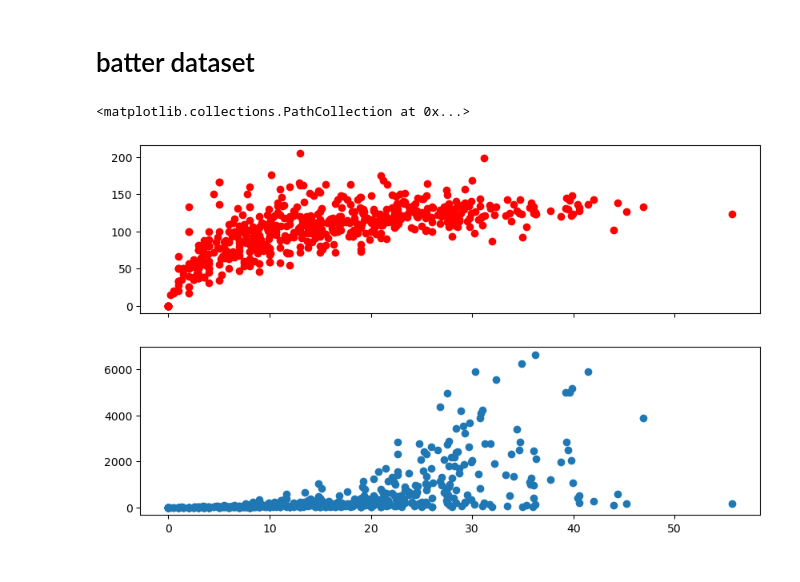
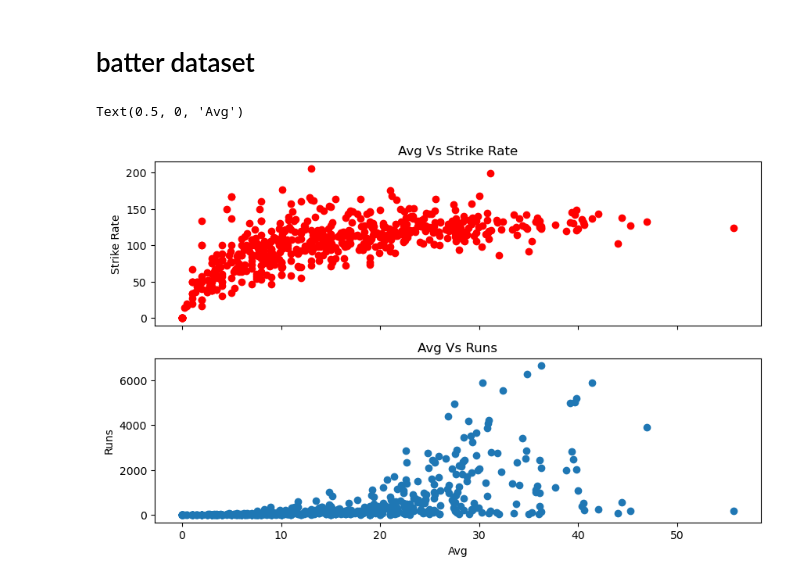
Before and after one commit to rakeshtunasahu/All-about-Python-basic-OOPs-libraries-, a Jupyter notebook: Advanced_matplotlib/Subplots_matplotlib.ipynb, the cells around one changed output. Cells and saved outputs as stored; diff of their text form; code cells hidden in the pictures.

```diff
--- a/Advanced_matplotlib/Subplots_matplotlib.ipynb
+++ b/Advanced_matplotlib/Subplots_matplotlib.ipynb
@@ -41,16 +41,16 @@ fig.show()
 # %%
 fig, ax = plt.subplots(nrows=2,ncols=1,sharex=True,figsize=(10,6))
 
 ax[0].scatter(batters['avg'],batters['strike_rate'],color='red')
 ax[1].scatter(batters['avg'],batters['runs'])
 
-# ax[0].set_title('Avg Vs Strike Rate')
-# ax[0].set_ylabel('Strike Rate')
+ax[0].set_title('Avg Vs Strike Rate')
+ax[0].set_ylabel('Strike Rate')
 
 
-# ax[1].set_title('Avg Vs Runs')
-# ax[1].set_ylabel('Runs')
-# ax[1].set_xlabel('Avg')
+ax[1].set_title('Avg Vs Runs')
+ax[1].set_ylabel('Runs')
+ax[1].set_xlabel('Avg')
 # %% [output]
-<matplotlib.collections.PathCollection at 0x...>
+Text(0.5, 0, 'Avg')
-[figure, old version]
+[figure, new version]
```
